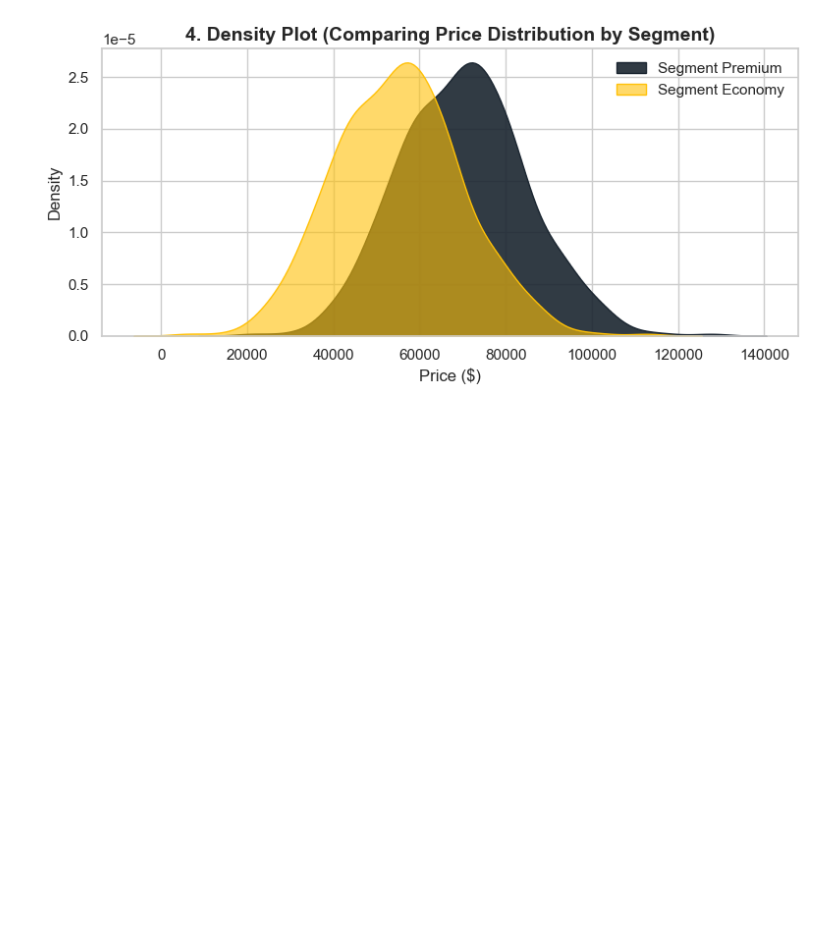
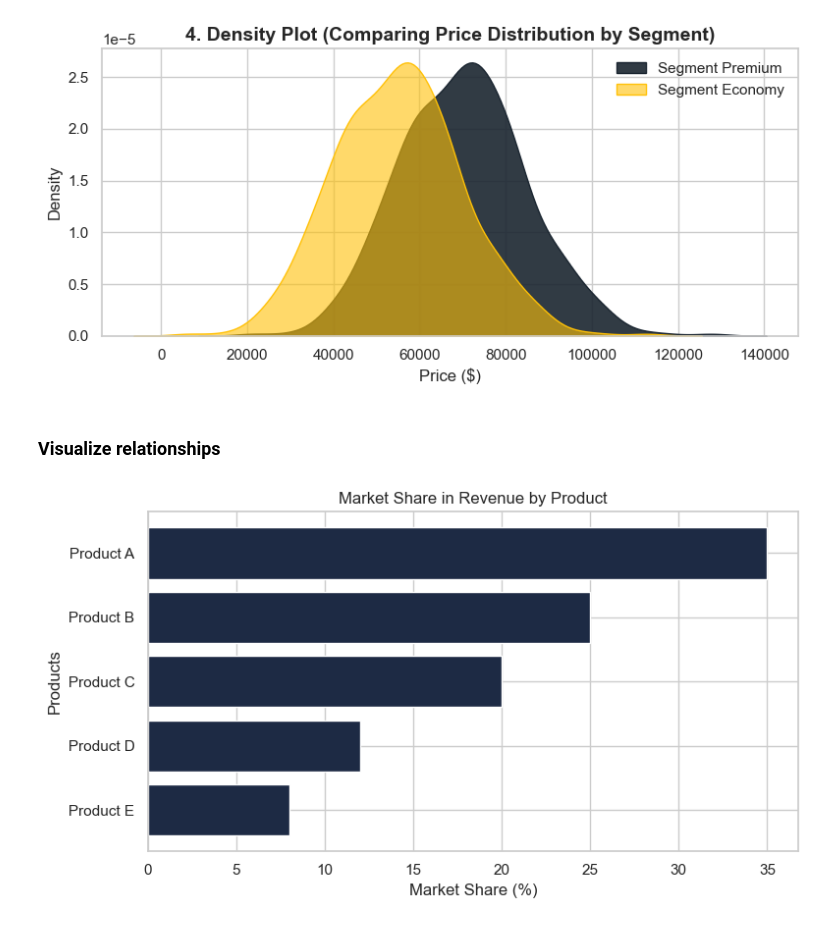
Before and after one commit to Kurodataio/Data_Visualizations, a Jupyter notebook: data_visualizations.ipynb, the cells around one changed output. Cells and saved outputs as stored; diff of their text form; code cells hidden in the pictures; blank space fills up the shorter version.

Commit message:
Add Bar Chart

```diff
--- a/data_visualizations.ipynb
+++ b/data_visualizations.ipynb
@@ -552,3 +555,27 @@ plt.tight_layout()
 plt.show()
 # %% [output]
 [figure]
+# %% [markdown]
+### Visualize relationships
+# %%
+# -------------------------------------------------------------
+# 1. Bar Chart
+# -------------------------------------------------------------
+
+# *Use Case: Market share in revenue by product*
+
+# Generate Mock Data
+products = ['Product A', 'Product B', 'Product C', 'Product D', 'Product E']
+revenue_share = [35, 25, 20, 12, 8]
+
+# Plot
+plt.figure(figsize=(8, 4.5))
+plt.barh(products, revenue_share, color='#1d2a44')
+plt.xlabel('Market Share (%)')
+plt.ylabel('Products')
+plt.title('Market Share in Revenue by Product')
+plt.gca().invert_yaxis() # Top-down ordering
+plt.tight_layout()
+plt.show()
+# %% [output]
+[figure, added]
```
Also changed, not shown: parts of 14 cells of this notebook.
